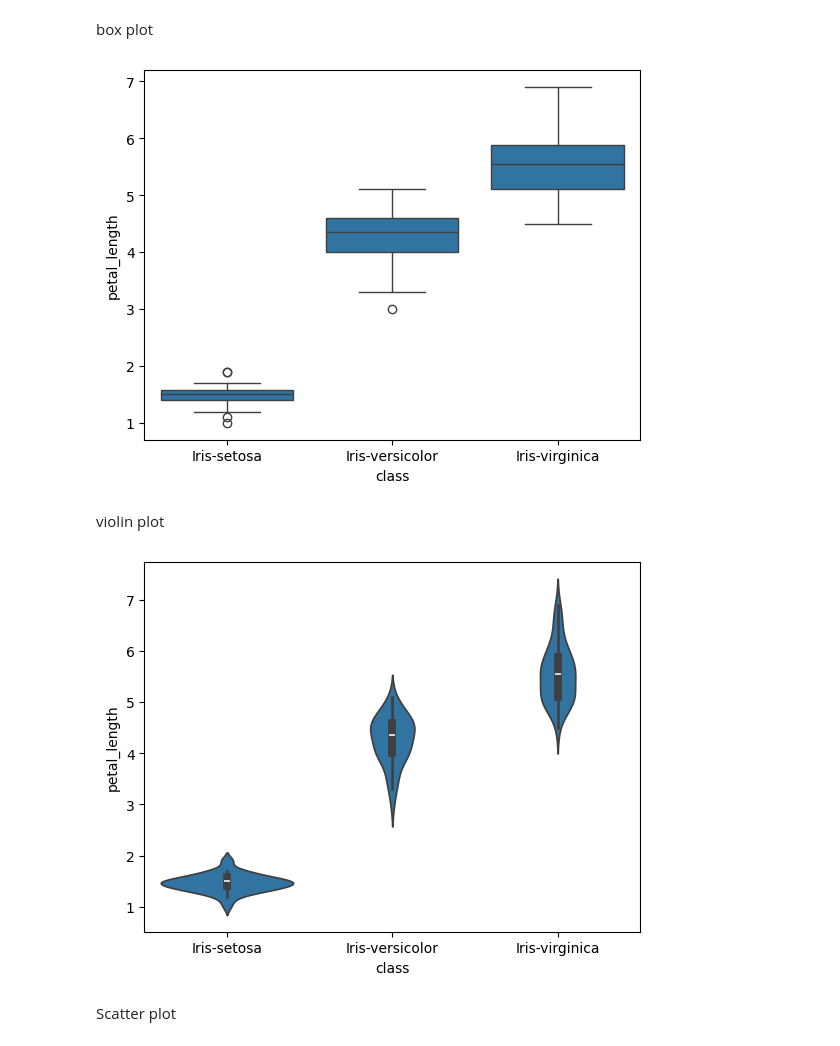
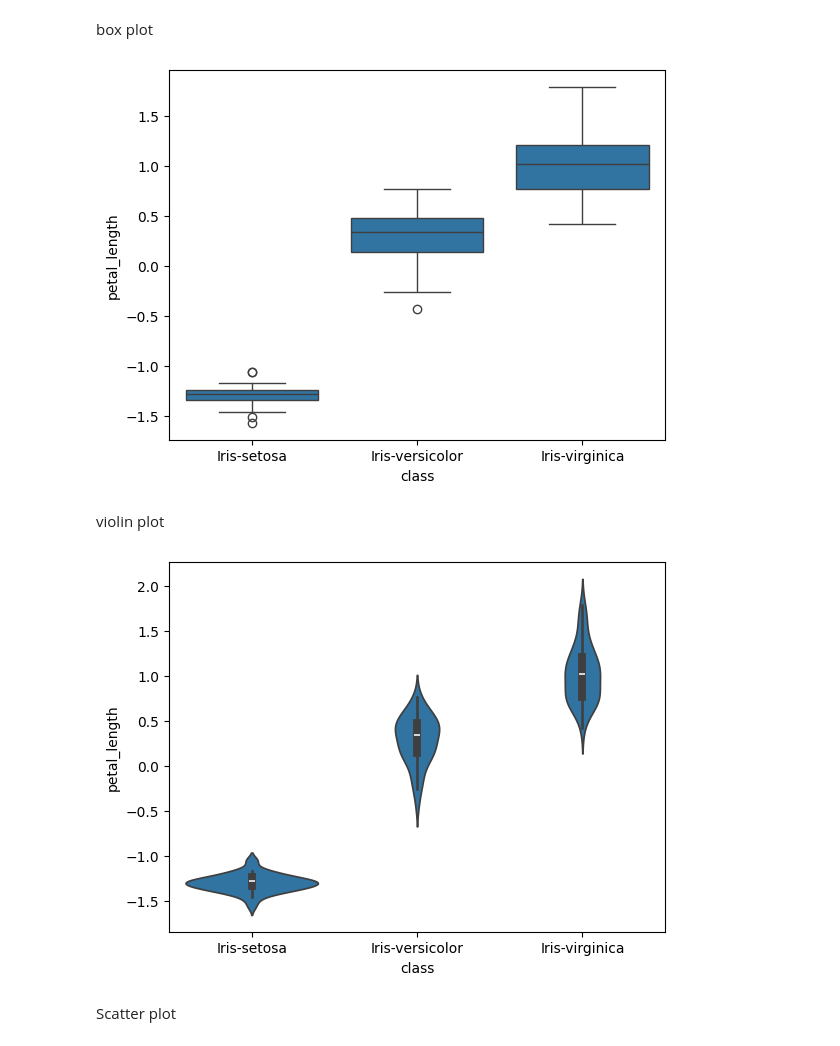
Before and after one commit to AqbilBarakaa/pendata, a Jupyter notebook: pendata/_build/jupyter_execute/K-Means_Clustering.ipynb, the cells around one changed output. Saved outputs shown, nothing was run; the diff lists cells and outputs as text; code cells hidden in the pictures.

```diff
--- a/pendata/_build/jupyter_execute/K-Means_Clustering.ipynb
+++ b/pendata/_build/jupyter_execute/K-Means_Clustering.ipynb
@@ -72,7 +72,7 @@ from sklearn.preprocessing import StandardScaler
 # %% [markdown]
 Loading & Read the Dataset
 # %%
-data = pd.read_csv('iris_dataset_baru.csv')
+data = pd.read_csv('iris_dataset.csv')
 print("Dataset loaded successfully")
 data
 # %% [output]
@@ -93,8 +93,9 @@ Dataset loaded successfully
 # %% [markdown]
 Menghapus Class
 # %%
-X = data.iloc[:, :-1]
-y = data.iloc[:, -1]
+X = data.iloc[:, :-1]   # Menghapus kolom terakhir (class)
+X = X.drop(columns=['id'])  # Menghapus kolom 'id' dari X
+y = data.iloc[:, -1]    # Kolom class
 X
 # %% [output]
 |  | sepal_length | sepal_width | petal_length | petal_width |
@@ -125,9 +126,9 @@ iris_versicolor=data.loc[data["class"]=="Iris-versicolor"]
 # %% [markdown]
 standardisasi fitur (feature scaling)
 # %%
+col_names = X.columns
 ss = StandardScaler()
-X = ss.fit_transform(X)
-X = pd.DataFrame(X, columns=data.columns[:-1])
+X = pd.DataFrame(ss.fit_transform(X), columns=col_names)
 X.head()
 # %% [output]
 |  | sepal_length | sepal_width | petal_length | petal_width |
@@ -150,6 +151,9 @@ print(np.mean(X['petal_width']), np.std(X['petal_width']))
 -2.842170943040401e-16 1.0
 # %% [markdown]
 ### Data Visualization
+# %%
+X_plot = X.copy()
+X_plot['class'] = y.values
 # %% [markdown]
 plot setiap class bunga ke histogram
 # %%
@@ -188,17 +192,17 @@ sns.heatmap(X.corr(),annot=True )
 # %% [markdown]
 box plot
 # %%
-sns.boxplot(x="class",y="petal_length",data=data)
+sns.boxplot(x="class", y="petal_length", data=X_plot)
 plt.show()
 # %% [output]
-[figure, old version]
+[figure, new version]
 # %% [markdown]
 violin plot
 # %%
-sns.violinplot(x="class",y="petal_length",data=data)
+sns.violinplot(x="class",y="petal_length",data=X_plot)
 plt.show()
 # %% [output]
-[figure, old version]
+[figure, new version]
 # %% [markdown]
 Scatter plot
 # %%
```
Also changed, not shown: parts of 9 cells of this notebook, 16 other files.
